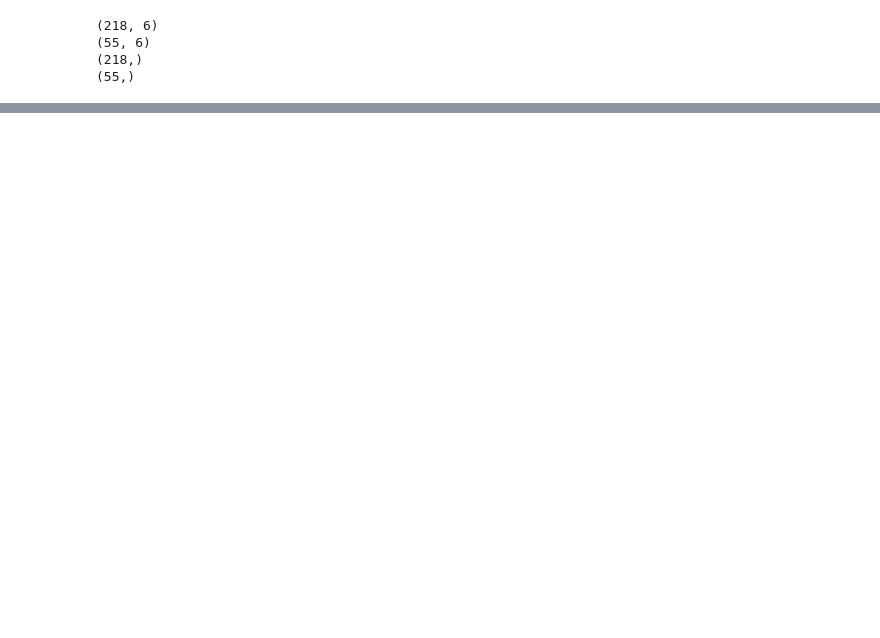
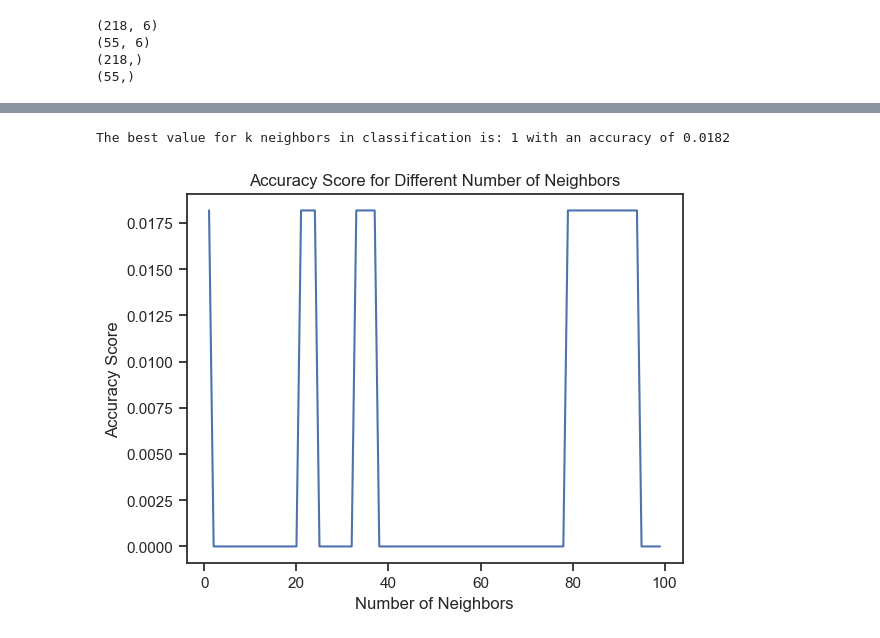
Before and after one commit to mynamescheff/nice-college, a Jupyter notebook: model.ipynb, the cells around one changed output, grey strips where cells are left out. Drawn from its saved outputs; the diff is of its cells as text; code cells hidden in the pictures; blank space fills up the shorter version.

```diff
--- a/model.ipynb
+++ b/model.ipynb
@@ -326,0 +447,36 @@ rf.score(X_test, y_test)
+# %%
+#create a function that checks for the best amount of neighbors
+from sklearn.neighbors import KNeighborsClassifier
+import matplotlib.pyplot as plt
+
+def check_neighbors(X_train, y_train, X_test, y_test, k):
+    best_score = 0
+    best_k = 0
+    scores = []
+    neighbors = []
+
+    for i in range(1, k):
+        knn = KNeighborsClassifier(n_neighbors=i)
+        knn.fit(X_train, y_train)
+        score = knn.score(X_test, y_test)
+
+        scores.append(score)
+        neighbors.append(i)
+
+        if score > best_score:
+            best_score = score
+            best_k = i
+
+    return best_k, best_score, neighbors, scores
+
+best_k, best_score, neighbors, scores = check_neighbors(X_train, y_train, X_test, y_test, 100)
+print(f"The best value for k neighbors in classification is: {best_k} with an accuracy of {best_score:.4f}")
+
+plt.plot(neighbors, scores)
+plt.xlabel('Number of Neighbors')
+plt.ylabel('Accuracy Score')
+plt.title('Accuracy Score for Different Number of Neighbors')
+plt.show()
+# %% [output]
+The best value for k neighbors in classification is: 1 with an accuracy of 0.0182
+[figure, added]
```
Also changed, not shown: parts of 14 cells of this notebook, 4 other files.
